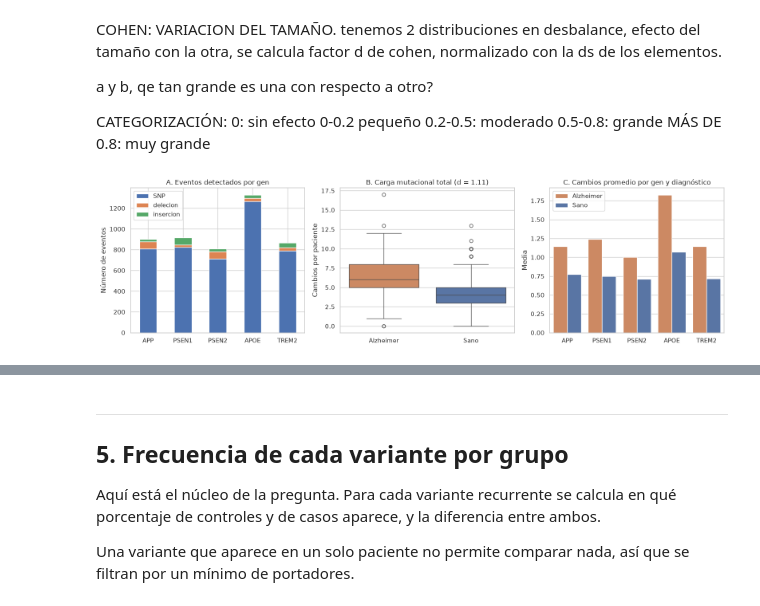
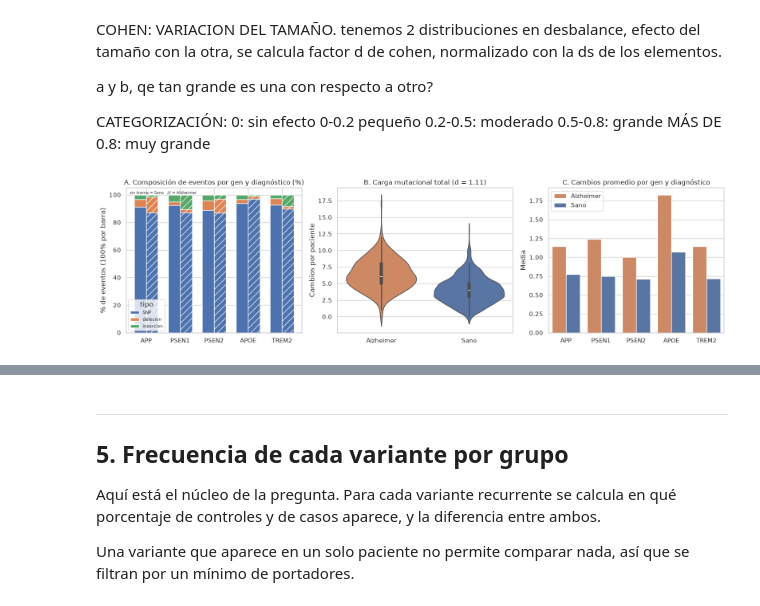
Before and after one commit to HisokaMorow1/intr_2026_trabajo_final, a Jupyter notebook: notebooks/02_gene_sequences.ipynb, the cells around one changed output, grey strips where cells are left out. Saved outputs shown, nothing was run; the diff lists cells and outputs as text; code cells hidden in the pictures.

```diff
--- a/notebooks/02_gene_sequences.ipynb
+++ b/notebooks/02_gene_sequences.ipynb
@@ -680,30 +680,56 @@ MÁS DE 0.8: muy grande
 # %%
 fig, ax = plt.subplots(1, 3, figsize=(16, 4.5))
 
-conteo_gen = variantes.groupby(["gene", "tipo"]).size().unstack(fill_value=0).reindex(GENES)
-conteo_gen.plot(kind="bar", stacked=True, ax=ax[0],
-                color=["#4C72B0", "#DD8452", "#55A868"])
-ax[0].set(title="A. Eventos detectados por gen", xlabel="", ylabel="Número de eventos")
-ax[0].tick_params(axis="x", rotation=0)
-ax[0].legend(title="")
+tipos = ["SNP", "delecion", "insercion"]
+colores_tipo = {"SNP": "#4C72B0", "delecion": "#DD8452", "insercion": "#55A868"}
+grupos = ["Sano", "Alzheimer"]
+hatches = {"Sano": "", "Alzheimer": "//"}
 
-sns.boxplot(data=carga, x="diagnostico", y="carga_total", hue="diagnostico",
-            palette=PALETA, legend=False, ax=ax[1])
+conteo_gen_grupo = (variantes.merge(clinica, on="patient_id")
+                    .groupby(["gene", "diagnostico", "tipo"]).size()
+                    .unstack(fill_value=0)
+                    .reindex(columns=tipos, fill_value=0))
+pct_gen_grupo = conteo_gen_grupo.div(conteo_gen_grupo.sum(axis=1), axis=0) * 100
+
+x = np.arange(len(GENES))
+ancho = 0.35
+for j, grupo in enumerate(grupos):
+    offset = (j - 0.5) * ancho
+    abajo = np.zeros(len(GENES))
+    for tipo in tipos:
+        valores = np.array([pct_gen_grupo.loc[(gen, grupo), tipo]
+                            if (gen, grupo) in pct_gen_grupo.index else 0
+                            for gen in GENES])
+        ax[0].bar(x + offset, valores, ancho, bottom=abajo, color=colores_tipo[tipo],
+                  hatch=hatches[grupo], edgecolor="white",
+                  label=tipo if j == 0 else None)
+        abajo += valores
+
+ax[0].set_xticks(x)
+ax[0].set_xticklabels(GENES)
+ax[0].set(title="A. Composición de eventos por gen y diagnóstico (%)",
+          xlabel="", ylabel="% de eventos (100% por barra)")
+ax[0].legend(title="tipo", fontsize=8)
+ax[0].text(0.02, 0.98, "sin trama = Sano   /// = Alzheimer",
+           transform=ax[0].transAxes, fontsize=7, va="top")
+
+sns.violinplot(data=carga, x="diagnostico", y="carga_total", hue="diagnostico",
+               palette=PALETA, legend=False, ax=ax[1])
 d_total = resumen_carga.loc[resumen_carga["variable"] == "carga_total", "efecto_d"].iloc[0]
 ax[1].set(title=f"B. Carga mutacional total (d = {d_total:.2f})", xlabel="",
           ylabel="Cambios por paciente")
 
 carga_larga = carga.melt(id_vars="diagnostico",
                          value_vars=[f"n_cambios_{g}" for g in GENES],
                          var_name="gen", value_name="n")
 carga_larga["gen"] = carga_larga["gen"].str.replace("n_cambios_", "", regex=False)
 sns.barplot(data=carga_larga, x="gen", y="n", hue="diagnostico", palette=PALETA,
             errorbar=None, ax=ax[2])
 ax[2].set(title="C. Cambios promedio por gen y diagnóstico", xlabel="", ylabel="Media")
 ax[2].legend(title="")
 
 plt.tight_layout()
 guardar_figura("carga_mutacional")
 plt.show()
 # %% [output]
-[figure, old version]
+[figure, new version]
```
Also changed, not shown: parts of 13 cells of this notebook, 3 other files.
